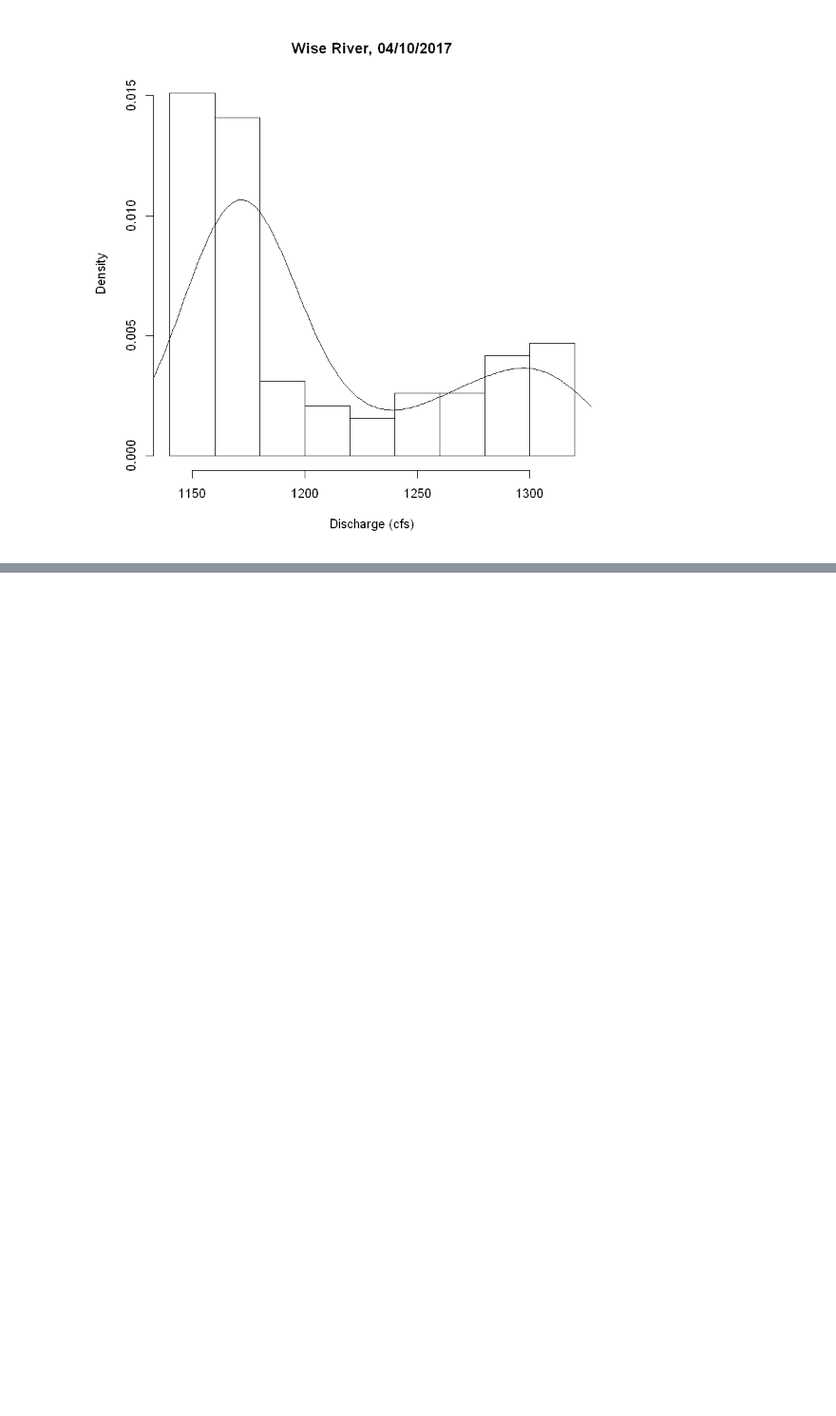
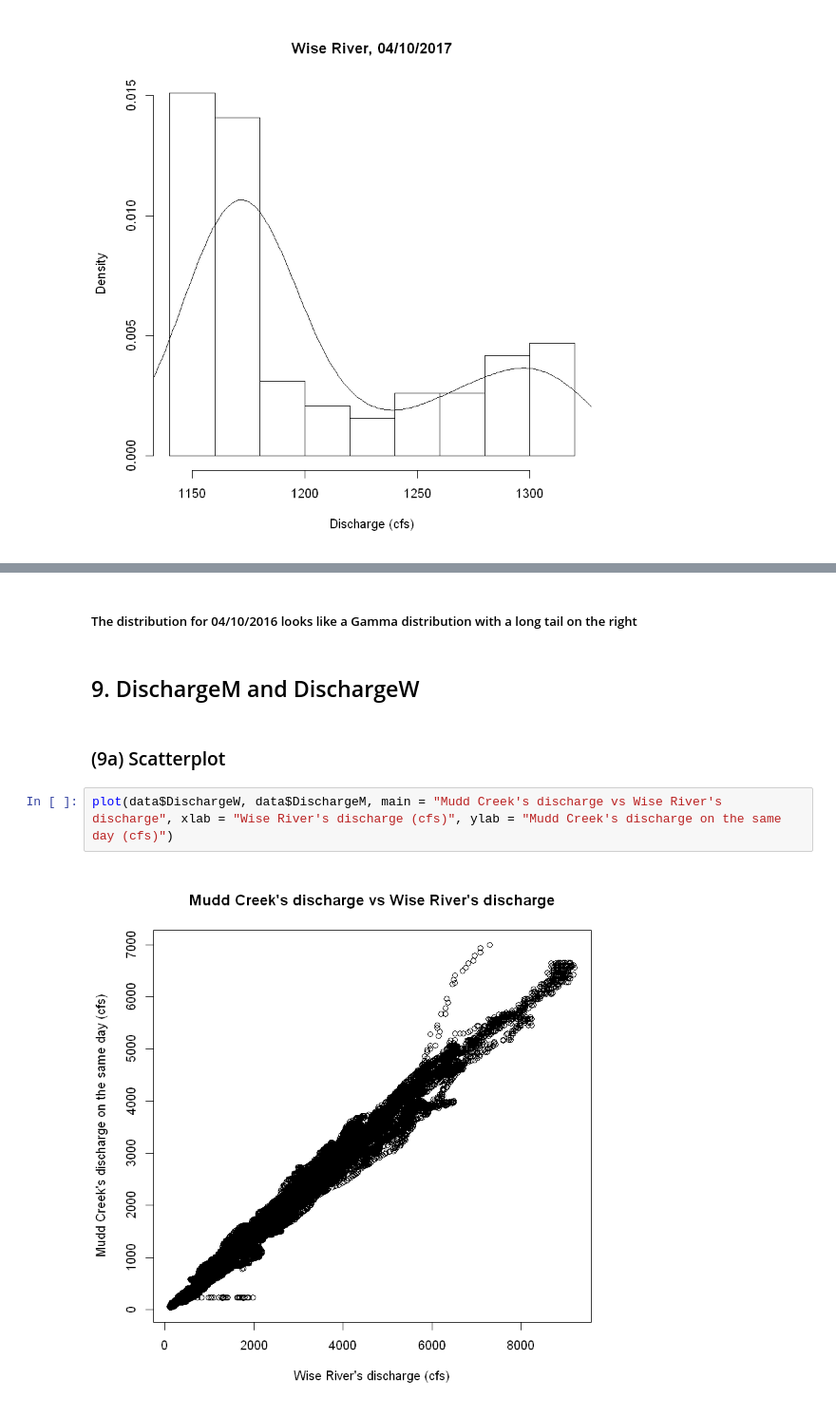
Before and after one commit to ngocdha/hw_Statistical_Learning, a Jupyter notebook: Labs/Lab_3/L3_02_Analysis.ipynb, the cells around one changed output, grey strips where cells are left out. Shown: that part at 95% size. Drawn from its saved outputs; the diff is of its cells as text; blank space fills up the shorter version.

```diff
--- a/Labs/Lab_3/L3_02_Analysis.ipynb
+++ b/Labs/Lab_3/L3_02_Analysis.ipynb
@@ -334,0 +358,10 @@ lines(density(data_p5$DischargeW), add=T)
+# %% [markdown]
+##### The distribution for 04/10/2016 looks like a Gamma distribution with a long tail on the right
+# %% [markdown]
+## 9. DischargeM and DischargeW
+# %% [markdown]
+### (9a) Scatterplot
+# %%
+plot(data$DischargeW, data$DischargeM, main = "Mudd Creek's discharge vs Wise River's discharge", xlab = "Wise River's discharge (cfs)", ylab = "Mudd Creek's discharge on the same day (cfs)")
+# %% [output]
+[figure, added]
```
Also changed, not shown: parts of 13 cells of this notebook, 1 other file.
